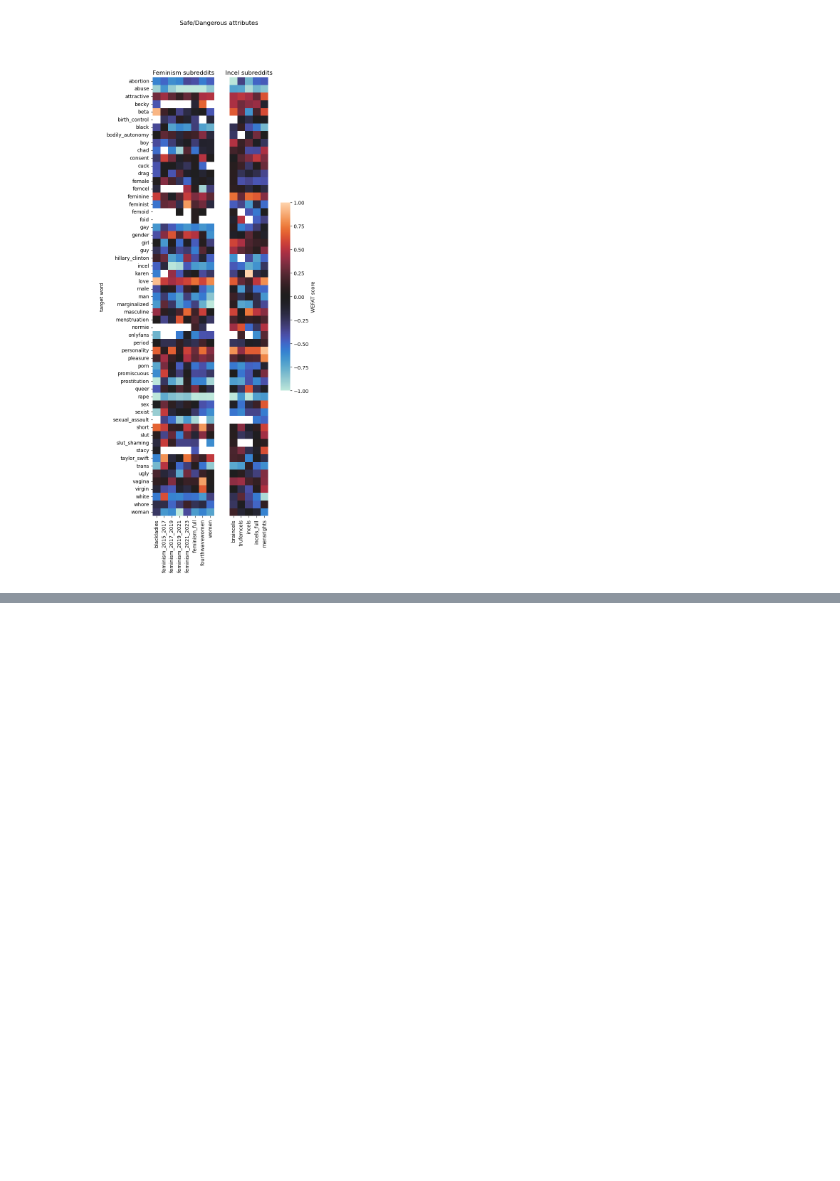
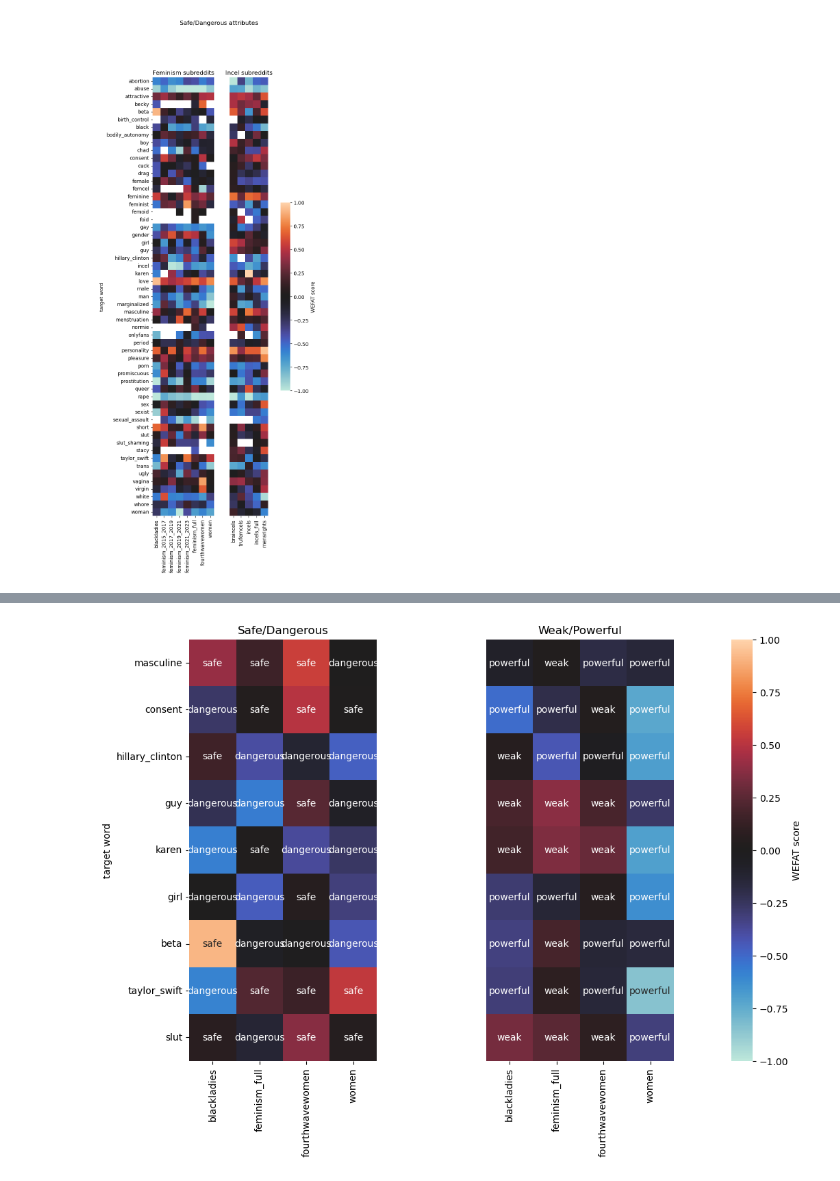
Before and after one commit to e-mckinnie/reddit-bias-word-embeddings, a Jupyter notebook: Experiments/WEFAT_visualizations.ipynb, the cells around one changed output, grey strips where cells are left out. Drawn from its saved outputs; the diff is of its cells as text; code cells hidden in the pictures; blank space fills up the shorter version.

```diff
--- a/Experiments/WEFAT_visualizations.ipynb
+++ b/Experiments/WEFAT_visualizations.ipynb
@@ -34,0 +127,4 @@ plot_incels_and_feminism(safe_dangerous_df, incel_corpora, 'Safe/Dangerous attri
+# %%
+plot_sign_mismatch(safe_dangerous_df, weak_powerful_df, ['blackladies', 'feminism_full', 'fourthwavewomen', 'women'], (12, 8))
+# %% [output]
+[figure, added]
```
Also changed, not shown: parts of 10 cells of this notebook, 1 other file.
